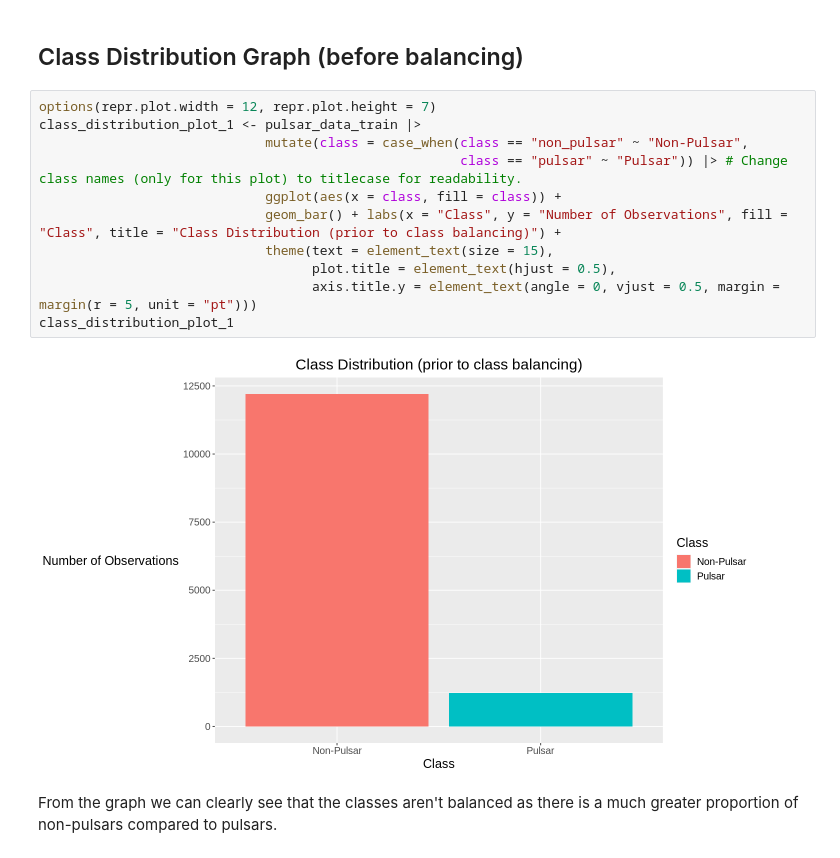
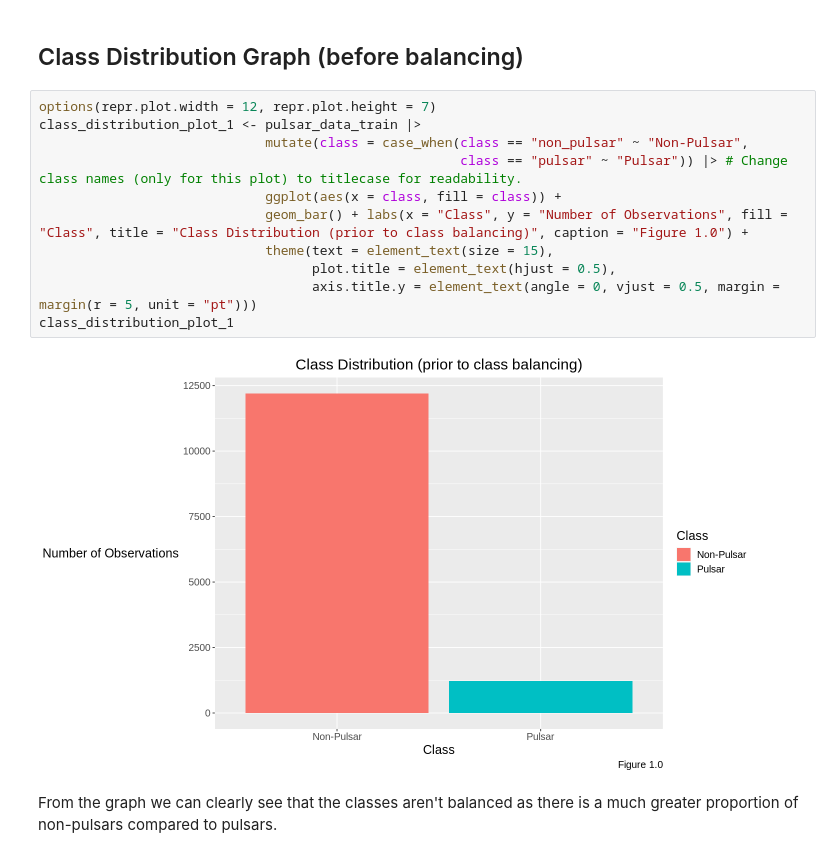
Before and after one commit to IDEKENTERPRISES/dsci-pulsar, a Jupyter notebook: final_code.ipynb, the cells around one changed output. Drawn from its saved outputs; the diff is of its cells as text.

```diff
--- a/final_code.ipynb
+++ b/final_code.ipynb
@@ -124,16 +126,16 @@ pulsar_data_testing <- testing(pulsar_data_split)
 # %%
 options(repr.plot.width = 12, repr.plot.height = 7)
 class_distribution_plot_1 <- pulsar_data_train |>
                              mutate(class = case_when(class == "non_pulsar" ~ "Non-Pulsar",
                                                       class == "pulsar" ~ "Pulsar")) |> # Change class names (only for this plot) to titlecase for readability.
                              ggplot(aes(x = class, fill = class)) +
-                             geom_bar() + labs(x = "Class", y = "Number of Observations", fill = "Class", title = "Class Distribution (prior to class balancing)") +
+                             geom_bar() + labs(x = "Class", y = "Number of Observations", fill = "Class", title = "Class Distribution (prior to class balancing)", caption = "Figure 1.0") +
                              theme(text = element_text(size = 15),
                                    plot.title = element_text(hjust = 0.5),
                                    axis.title.y = element_text(angle = 0, vjust = 0.5, margin = margin(r = 5, unit = "pt")))
 class_distribution_plot_1
 # %% [output]
-[figure, old version]
+[figure, new version]
 # %% [markdown]
 From the graph we can clearly see that the classes aren't balanced as there is a much greater proportion of non-pulsars compared to pulsars.
 # %% [markdown]
```
Also changed, not shown: parts of 15 cells of this notebook.
